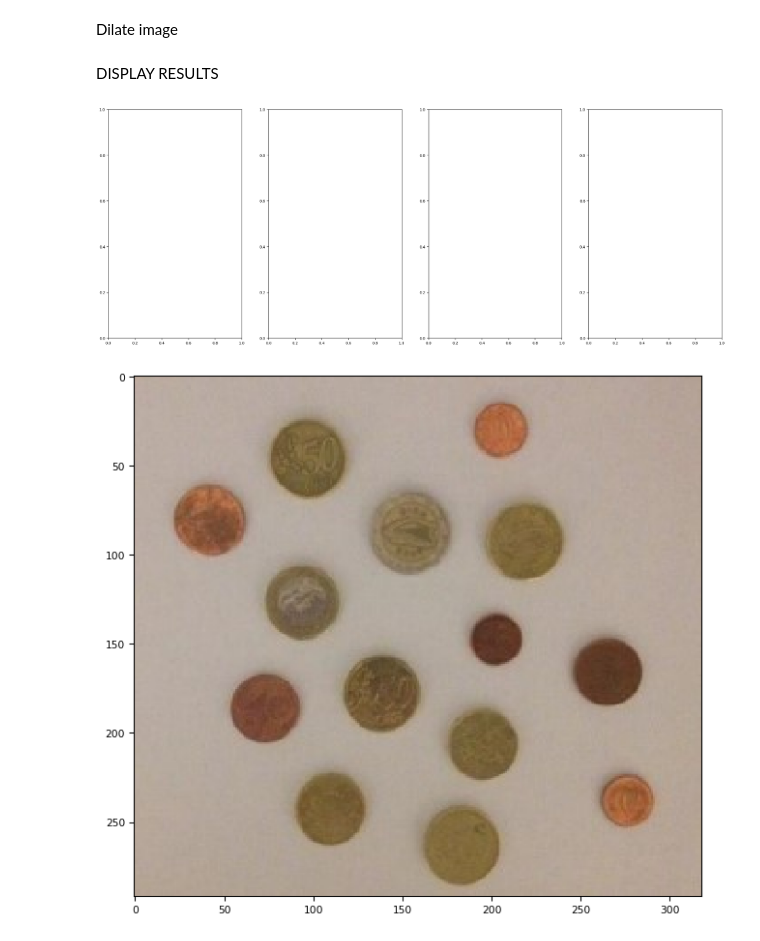
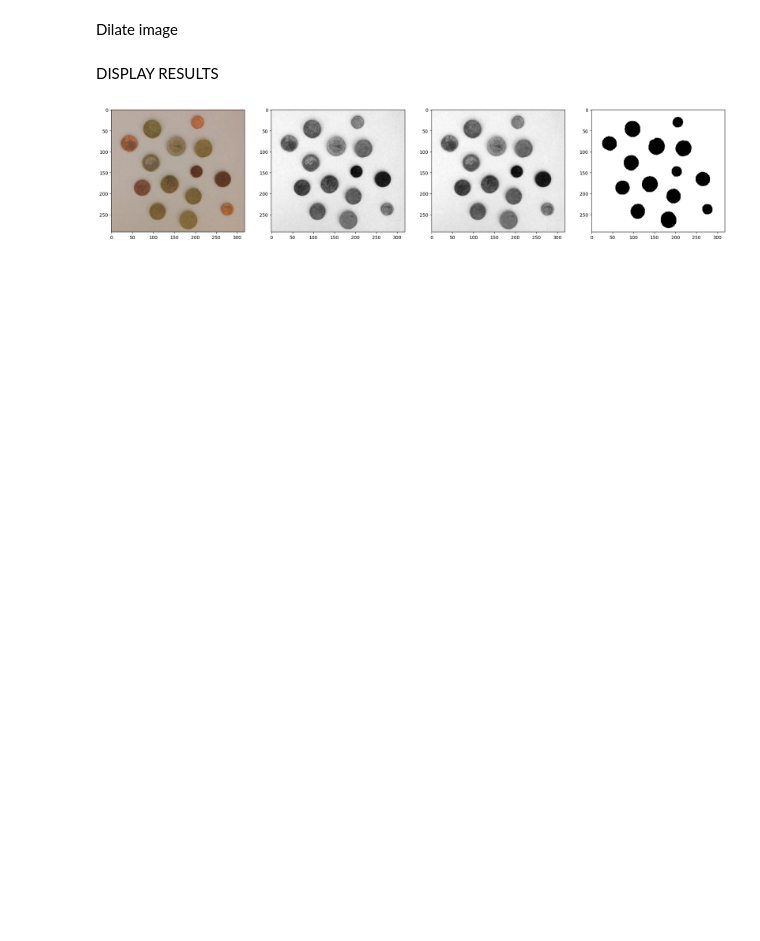
Before and after one commit to Waranika/DCU-EE425-IPA, a Jupyter notebook: IPA1/IPA1_example_2.ipynb, the cells around one changed output. Saved outputs shown, nothing was run; the diff lists cells and outputs as text; code cells hidden in the pictures; blank space fills up the shorter version.

```diff
--- a/IPA1/IPA1_example_2.ipynb
+++ b/IPA1/IPA1_example_2.ipynb
@@ -62,17 +62,16 @@ DISPLAY RESULTS
 # %%
 figs, ax = plt.subplots(1, 4, figsize=(24,9))
 
 ax[0] = plt.subplot(1, 4, 1)
 ax[1] = plt.subplot(1, 4, 2)
 ax[2] = plt.subplot(1, 4, 3)
-ax[3] = plt.subplot(1, 4, 4, sharex=ax[0], sharey=)
+ax[3] = plt.subplot(1, 4, 4, sharex=ax[0], sharey=ax[0])
 
-ax[0] = imshow(image, cmap=plt.cm.gray)
-ax[1] = imshow(image2, cmap=plt.cm.gray)
-ax[2] = imshow(gauss_filtered, cmap=plt.cm.gray)
-ax[3] = imshow(binary, cmap=plt.cm.gray)
+ax[0].imshow(image, cmap=plt.cm.gray)
+ax[1].imshow(image2, cmap=plt.cm.gray)
+ax[2].imshow(gauss_filtered, cmap=plt.cm.gray)
+ax[3].imshow(binary, cmap=plt.cm.gray)
 
 plt.show()
 # %% [output]
-[figure, old version]
+[figure, new version]
-[figure, removed]
```
Also changed, not shown: parts of 6 cells of this notebook.
